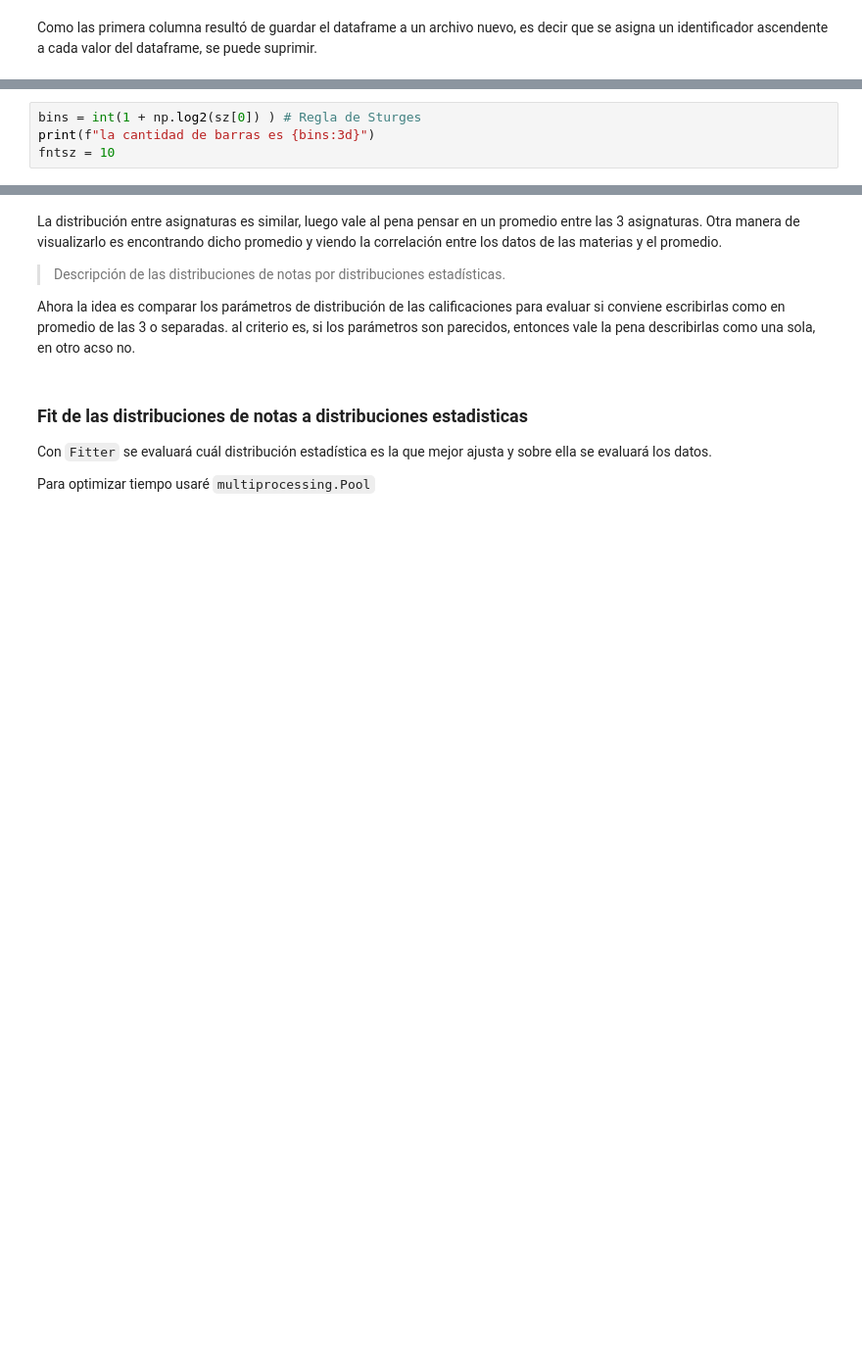
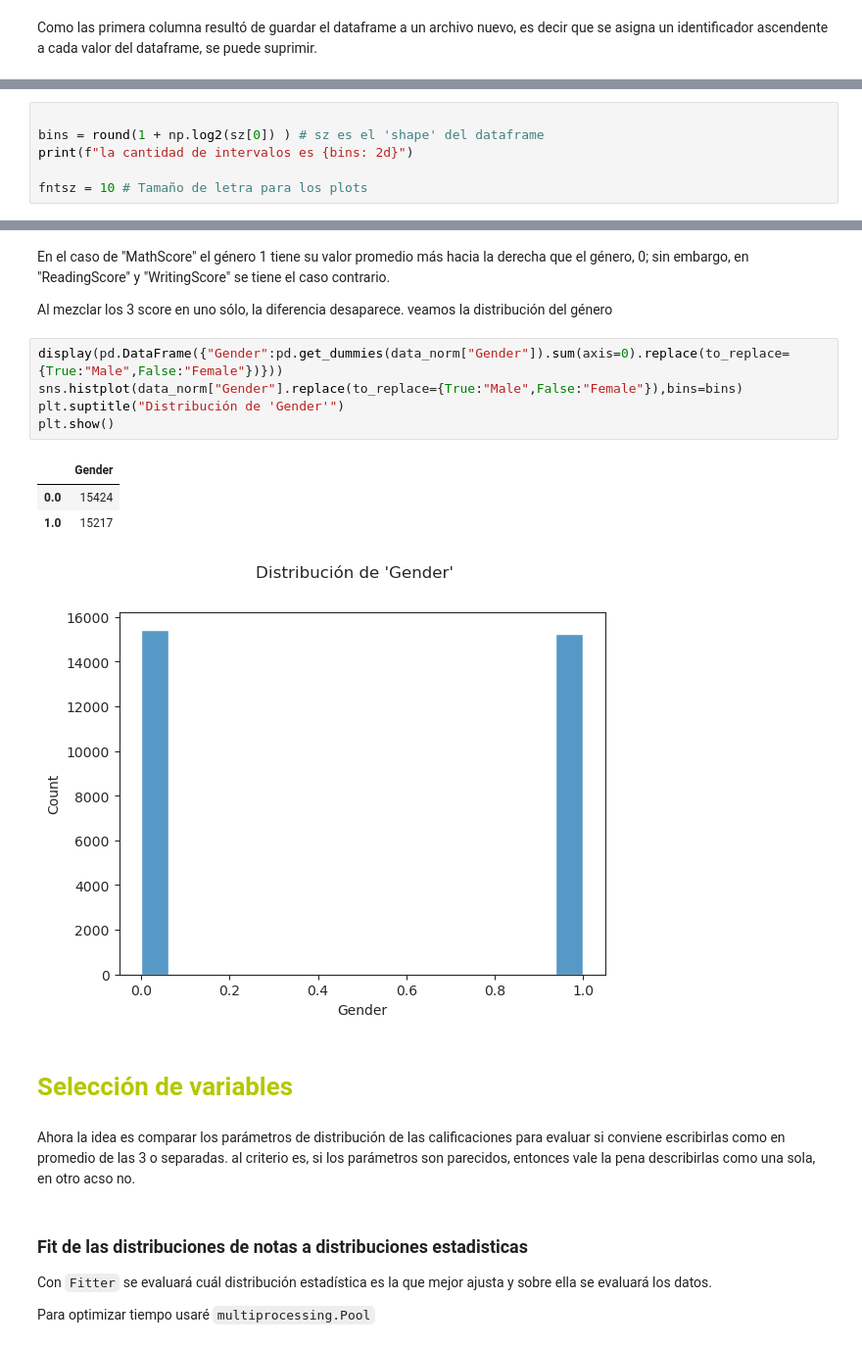
Before and after one commit to AdrFelHB/an-lisis-de-datos, a Jupyter notebook: main.ipynb, the cells around one changed output, grey strips where cells are left out. Shown at 98% size. Drawn from its saved outputs; the diff is of its cells as text; blank space fills up the shorter version.

Commit message:
Add files via upload
se añadió un nuevo archivo concentrado en la selección de variables y implementación de modelos.

```diff
--- a/main.ipynb
+++ b/main.ipynb
@@ -278,5 +291,7 @@ None
 # %%
-bins = int(1 + np.log2(sz[0]) ) # Regla de Sturges
-print(f"la cantidad de barras es {bins:3d}")
-fntsz = 10
+
+bins = round(1 + np.log2(sz[0]) ) # sz es el 'shape' del dataframe
+print(f"la cantidad de intervalos es {bins: 2d}")
+
+fntsz = 10 # Tamaño de letra para los plots
 # %% [output]
@@ -305,8 +385,22 @@ def normalizer (df:pd.DataFrame):
+# %% [markdown]
+En el caso de "MathScore" el género 1 tiene su valor promedio más hacia la derecha que el género, 0; sin embargo, en "ReadingScore" y "WritingScore" se tiene el caso contrario.
+
+Al mezclar los 3 score en uno sólo, la diferencia desaparece. veamos  la distribución del género
+# %%
+display(pd.DataFrame({"Gender":pd.get_dummies(data_norm["Gender"]).sum(axis=0).replace(to_replace={True:"Male",False:"Female"})}))
+sns.histplot(data_norm["Gender"].replace(to_replace={True:"Male",False:"Female"}),bins=bins)
+plt.suptitle("Distribución de 'Gender'")
+plt.show()
+# %% [output]
+|  | Gender |
+| 0.0 | 15424 |
+| 1.0 | 15217 |
+[figure, added]
+# %% [markdown]
+
+
+# <span style="color:rgb(180,200,0)">Selección de variables</span>
 # %% [markdown]
-La distribución entre asignaturas es similar, luego vale al pena pensar en un promedio entre las 3 asignaturas. Otra manera de visualizarlo es encontrando dicho promedio y viendo la correlación entre los datos de las materias y el promedio.
-
-> Descripción de las distribuciones de notas por distribuciones estadísticas.
-
 Ahora la idea es comparar los parámetros de distribución de las calificaciones para evaluar si conviene escribirlas como en promedio de las 3 o separadas. al criterio es, si los parámetros son parecidos, entonces vale la pena describirlas como una sola, en otro acso no.
 # %% [markdown]
 ### Fit de las distribuciones de notas a distribuciones estadisticas
```
Also changed, not shown: parts of 75 cells of this notebook, 4 other files.
